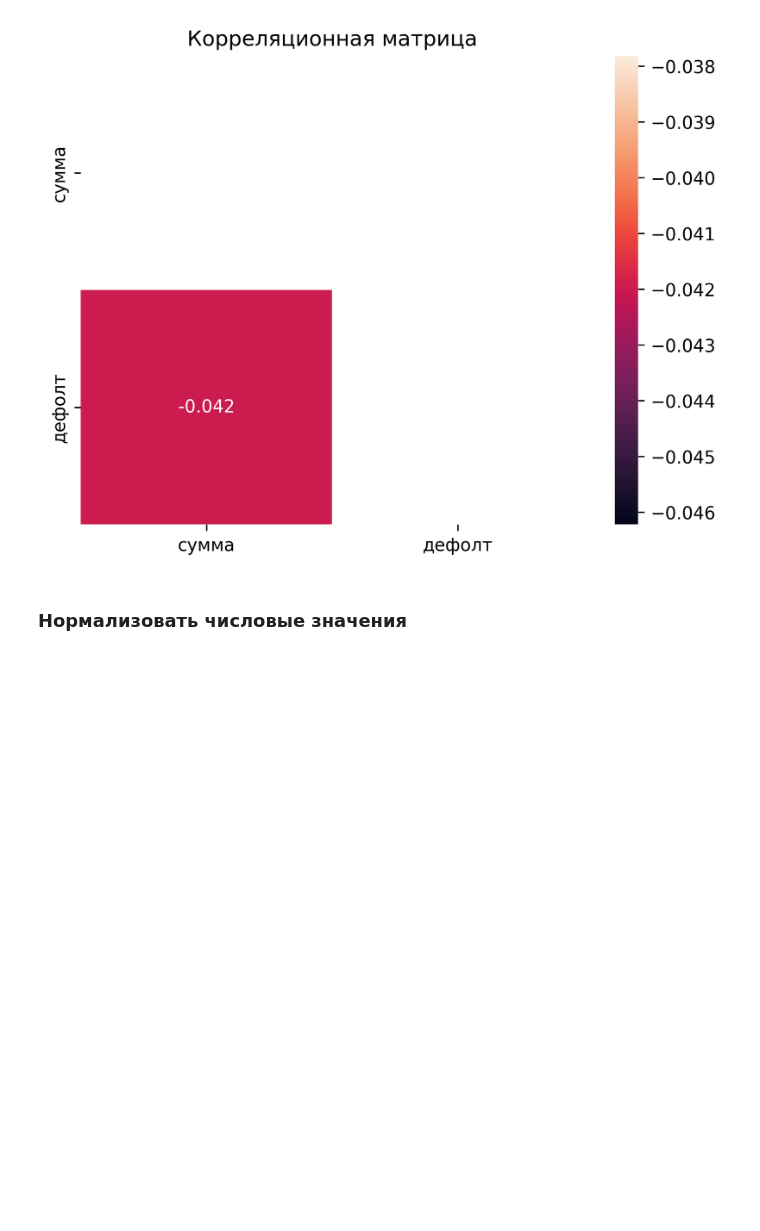
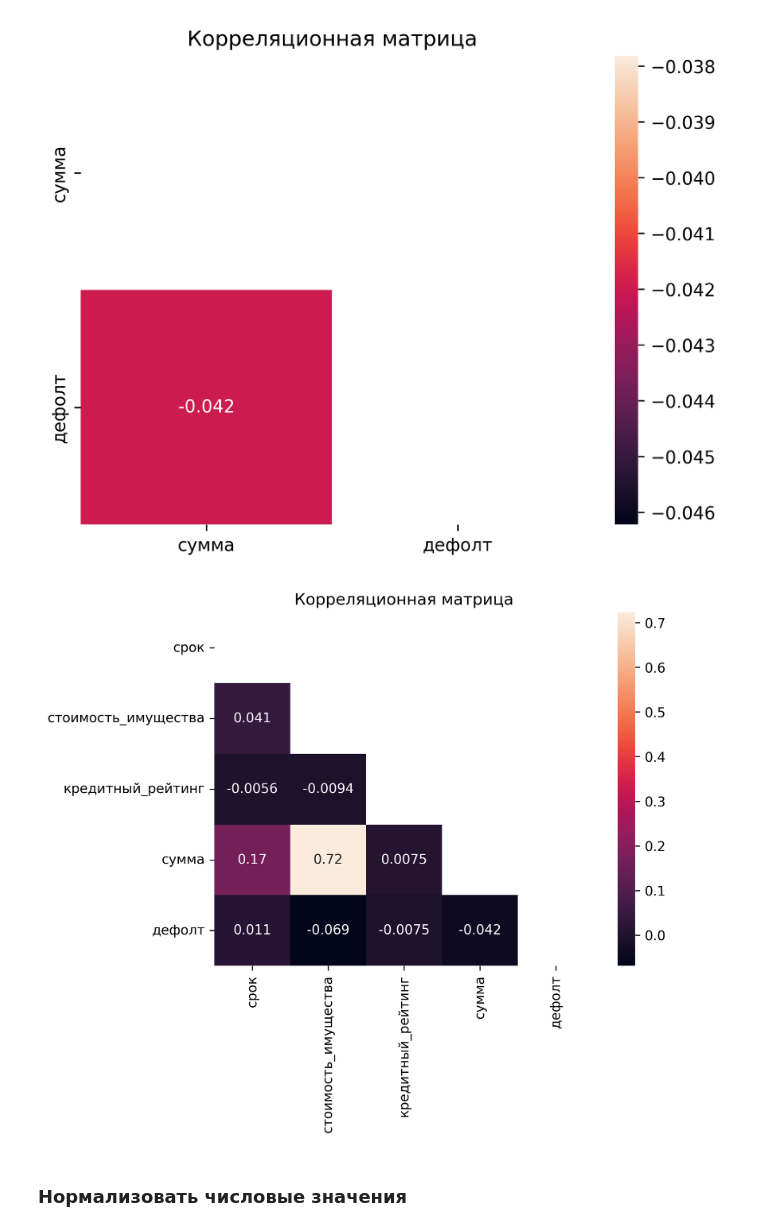
Before and after one commit to AndBoyS/hse-ml-managers, a Jupyter notebook: mba/mba_solution.ipynb, the cells around one changed output. Drawn from its saved outputs; the diff is of its cells as text; code cells hidden in the pictures; blank space fills up the shorter version.

```diff
--- a/mba/mba_solution.ipynb
+++ b/mba/mba_solution.ipynb
@@ -94,6 +173,10 @@ vis.plot_hist(loan_data, ["сумма"])
 vis.plot_corr(loan_data, ["сумма", "дефолт"])
 # %% [output]
 [figure]
+# %%
+vis.plot_corr(loan_data, numeric_features + ["дефолт"])
+# %% [output]
+[figure, added]
 # %% [markdown]
 ### Нормализовать числовые значения
 # %%
```
Also changed, not shown: parts of 23 cells of this notebook, 8 other files.
